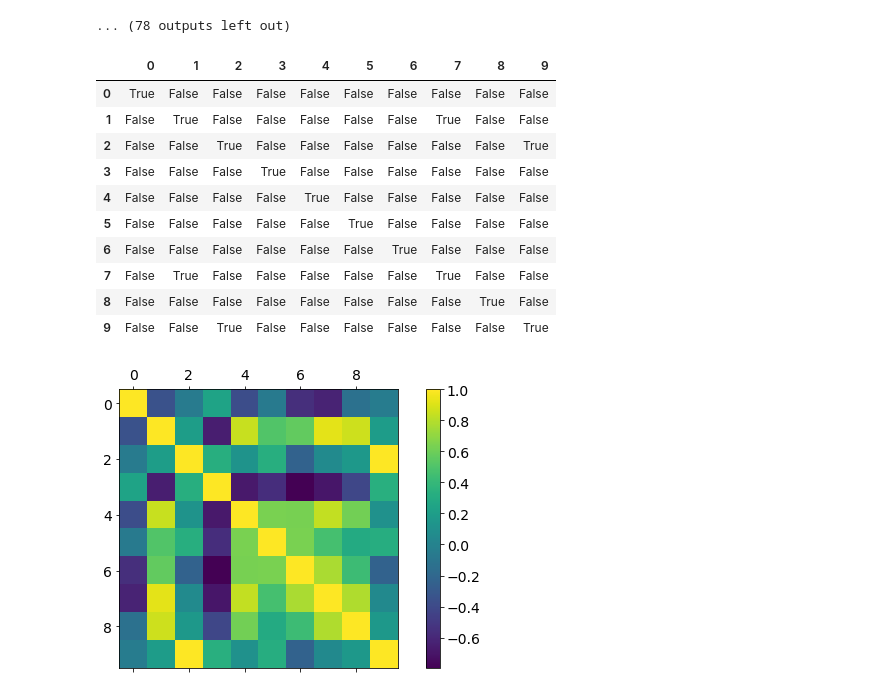
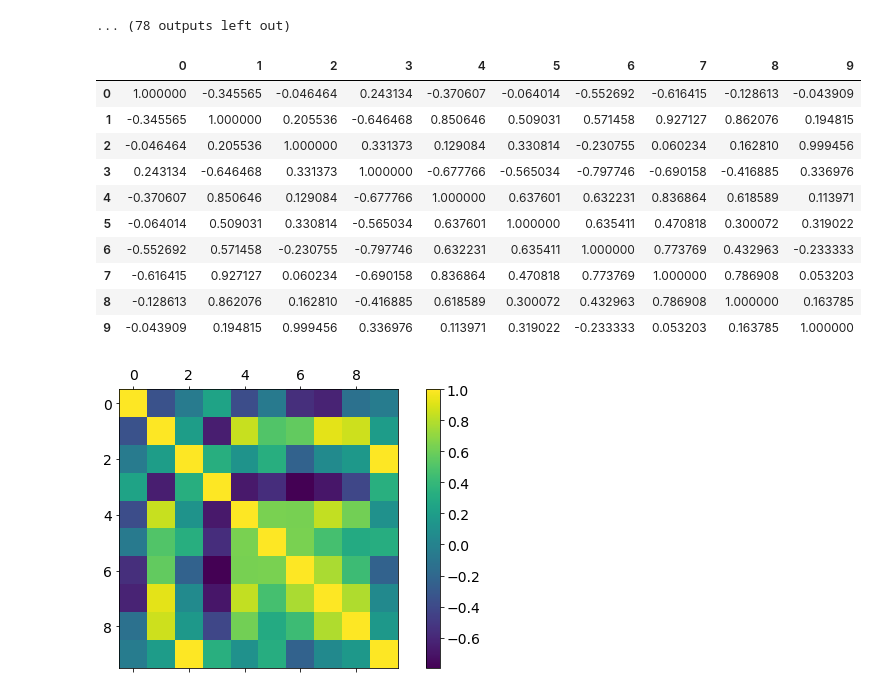
Before and after one commit to katsuyut/coverage-effect_GNN, a Jupyter notebook: GNN_test.ipynb, the cells around one changed output. Drawn from its saved outputs; the diff is of its cells as text; code cells hidden in the pictures.

```diff
--- a/GNN_test.ipynb
+++ b/GNN_test.ipynb
@@ -164,19 +164,19 @@ for i in range(len(aaaa[0])):
 import pandas as pd
 # %%
 bbbb = pd.DataFrame(aaaa)
-bbbb.corr() > 0.9
+bbbb.corr()
 # %% [output]
 |  | 0 | 1 | 2 | 3 | 4 | 5 | 6 | 7 | 8 | 9 |
-| 0 | True | False | False | False | False | False | False | False | False | False |
-| 1 | False | True | False | False | False | False | False | True | False | False |
-| 2 | False | False | True | False | False | False | False | False | False | True |
-| 3 | False | False | False | True | False | False | False | False | False | False |
-| 4 | False | False | False | False | True | False | False | False | False | False |
-| 5 | False | False | False | False | False | True | False | False | False | False |
-| 6 | False | False | False | False | False | False | True | False | False | False |
-| 7 | False | True | False | False | False | False | False | True | False | False |
-| 8 | False | False | False | False | False | False | False | False | True | False |
-| 9 | False | False | True | False | False | False | False | False | False | True |
+| 0 | 1.000000 | -0.345565 | -0.046464 | 0.243134 | -0.370607 | -0.064014 | -0.552692 | -0.616415 | -0.128613 | -0.043909 |
+| 1 | -0.345565 | 1.000000 | 0.205536 | -0.646468 | 0.850646 | 0.509031 | 0.571458 | 0.927127 | 0.862076 | 0.194815 |
+| 2 | -0.046464 | 0.205536 | 1.000000 | 0.331373 | 0.129084 | 0.330814 | -0.230755 | 0.060234 | 0.162810 | 0.999456 |
+| 3 | 0.243134 | -0.646468 | 0.331373 | 1.000000 | -0.677766 | -0.565034 | -0.797746 | -0.690158 | -0.416885 | 0.336976 |
+| 4 | -0.370607 | 0.850646 | 0.129084 | -0.677766 | 1.000000 | 0.637601 | 0.632231 | 0.836864 | 0.618589 | 0.113971 |
+| 5 | -0.064014 | 0.509031 | 0.330814 | -0.565034 | 0.637601 | 1.000000 | 0.635411 | 0.470818 | 0.300072 | 0.319022 |
+| 6 | -0.552692 | 0.571458 | -0.230755 | -0.797746 | 0.632231 | 0.635411 | 1.000000 | 0.773769 | 0.432963 | -0.233333 |
+| 7 | -0.616415 | 0.927127 | 0.060234 | -0.690158 | 0.836864 | 0.470818 | 0.773769 | 1.000000 | 0.786908 | 0.053203 |
+| 8 | -0.128613 | 0.862076 | 0.162810 | -0.416885 | 0.618589 | 0.300072 | 0.432963 | 0.786908 | 1.000000 | 0.163785 |
+| 9 | -0.043909 | 0.194815 | 0.999456 | 0.336976 | 0.113971 | 0.319022 | -0.233333 | 0.053203 | 0.163785 | 1.000000 |
 # %%
 plt.figure(figsize=(10,5))
 plt.matshow(bbbb.corr(), fignum=1)
```
Also changed, not shown: 4 other files.
